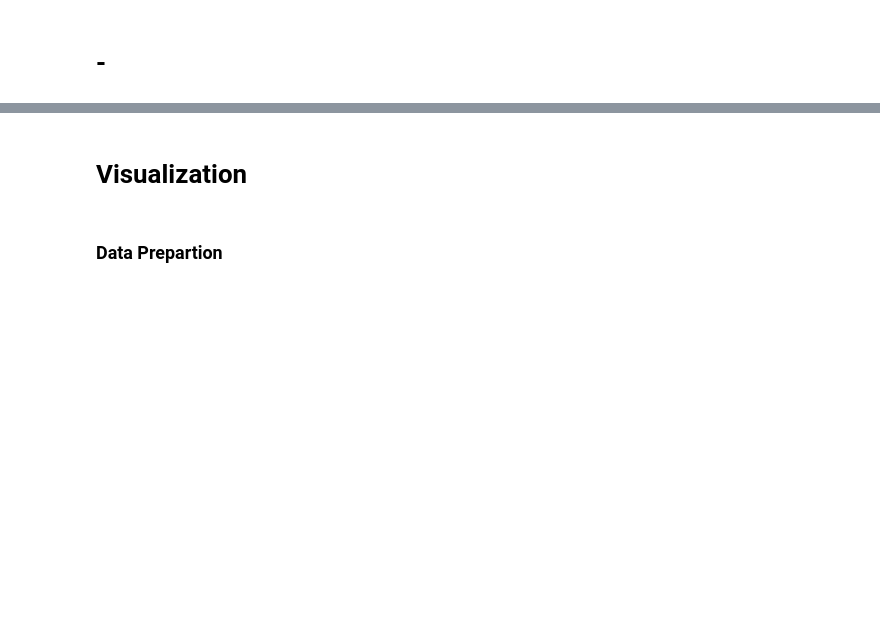
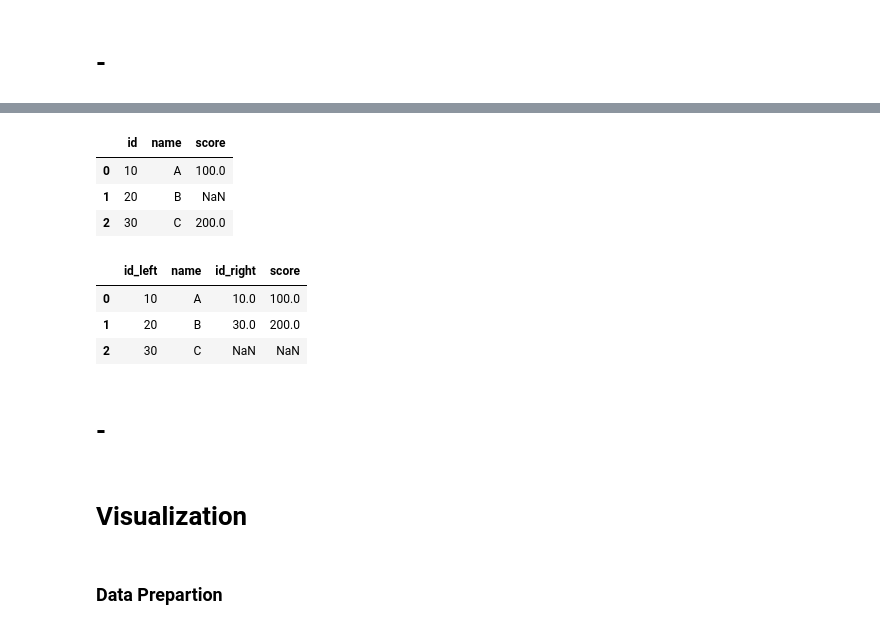
Before and after one commit to Renaxis-Math/My-CS, a Jupyter notebook: Pandas/my-pandas-learning.ipynb, the cells around one changed output, grey strips where cells are left out. Drawn from its saved outputs; the diff is of its cells as text; code cells hidden in the pictures; blank space fills up the shorter version.

```diff
--- a/Pandas/my-pandas-learning.ipynb
+++ b/Pandas/my-pandas-learning.ipynb
@@ -301,0 +474,16 @@ df.pivot_table(
+# %%
+import pandas as pd
+
+left = pd.DataFrame({
+    "id": [10, 20, 30],
+    "name": ["A", "B", "C"]
+})
+
+right = pd.DataFrame({
+    "id": [10, 30],
+    "score": [100, 200]
+})
+
+print(f"left =\n{left}")
+print()
+print(f"right =\n{right}")
@@ -302,3 +501,21 @@ df.pivot_table(
+# %%
+# “keep all rows from left, and match rows from right where id is equal”
+left.merge(right, on="id", how="left")
+# %% [output]
+|  | id | name | score |
+| 0 | 10 | A | 100.0 |
+| 1 | 20 | B | NaN |
+| 2 | 30 | C | 200.0 |
+# %%
+# since `id` column exists in both DataFrame
+left.join(right, lsuffix="_left", rsuffix="_right")
+# %% [output]
+|  | id_left | name | id_right | score |
+| 0 | 10 | A | 10.0 | 100.0 |
+| 1 | 20 | B | 30.0 | 200.0 |
+| 2 | 30 | C | NaN | NaN |
+# %% [markdown]
+# -
 # %% [markdown]
 # Visualization
 # %% [markdown]
```
Also changed, not shown: parts of 26 cells of this notebook, 1 other file.
